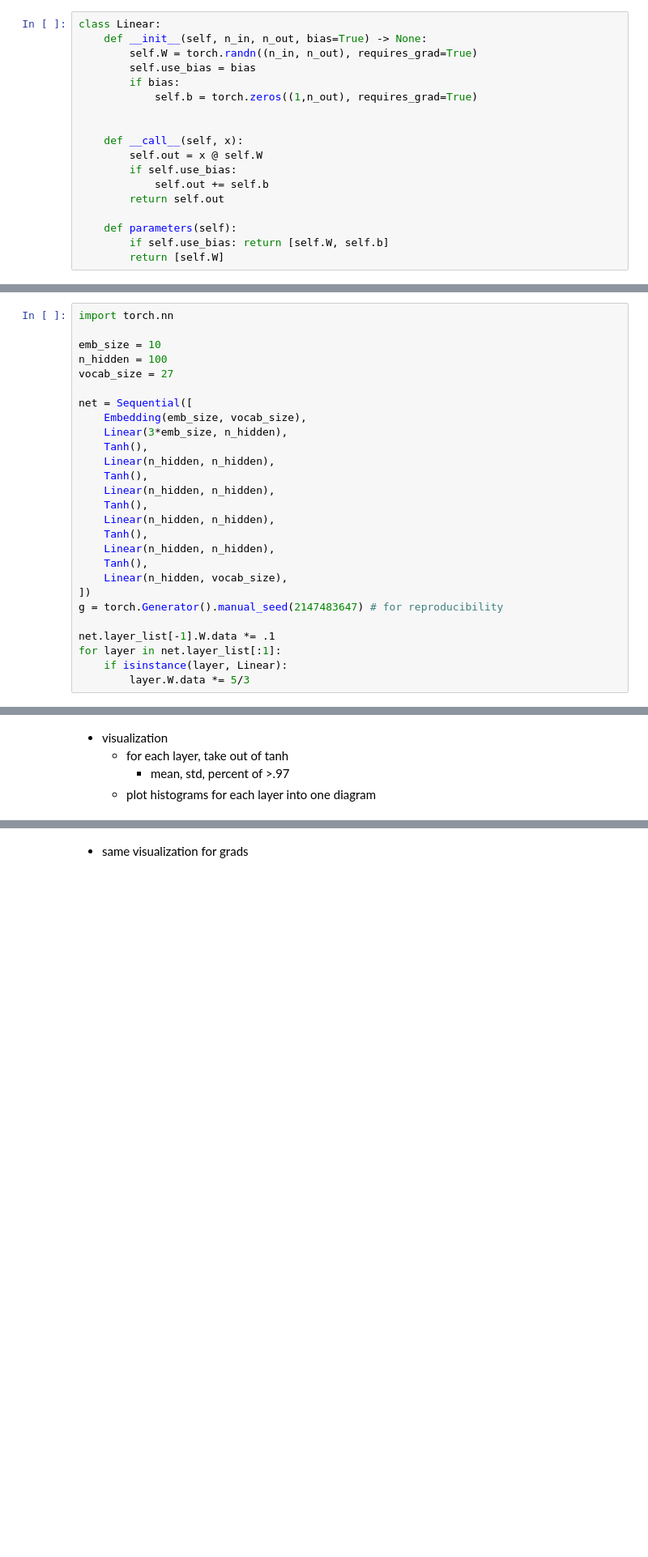
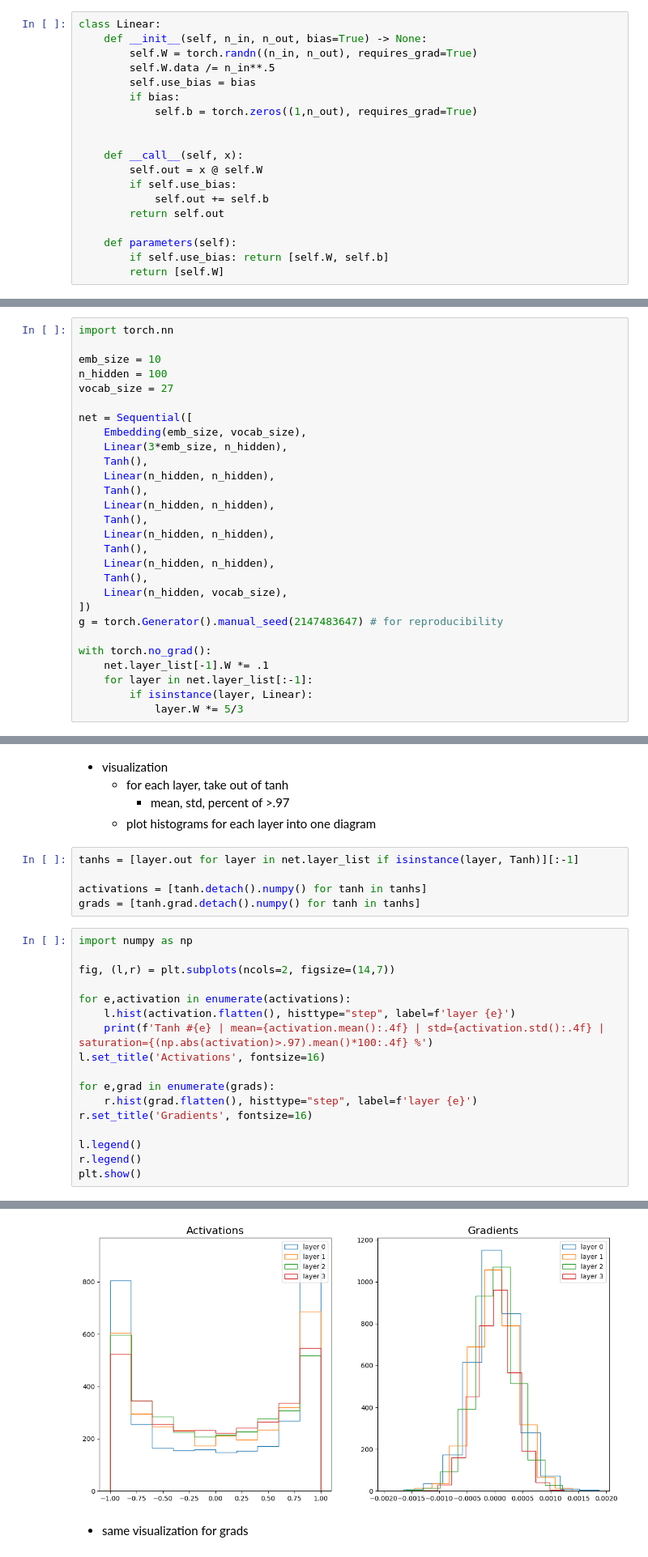
Before and after one commit to omlnaut/nn_zero_to_hero, a Jupyter notebook: nbs/05_torchify.ipynb, the cells around one changed output, grey strips where cells are left out. Shown at 81% size. Drawn from its saved outputs; the diff is of its cells as text; blank space fills up the shorter version.

```diff
--- a/nbs/05_torchify.ipynb
+++ b/nbs/05_torchify.ipynb
@@ -15,6 +16,7 @@ Starting from [here](https://www.youtube.com/watch?v=P6sfmUTpUmc&t=4715s).
 class Linear:
     def __init__(self, n_in, n_out, bias=True) -> None:
         self.W = torch.randn((n_in, n_out), requires_grad=True)
+        self.W.data /= n_in**.5
         self.use_bias = bias
         if bias:
             self.b = torch.zeros((1,n_out), requires_grad=True)
@@ -153,10 +155,11 @@ net = Sequential([
 ])
 g = torch.Generator().manual_seed(2147483647) # for reproducibility
 
-net.layer_list[-1].W.data *= .1
-for layer in net.layer_list[:1]:
-    if isinstance(layer, Linear):
-        layer.W.data *= 5/3
+with torch.no_grad():
+    net.layer_list[-1].W *= .1
+    for layer in net.layer_list[:-1]:
+        if isinstance(layer, Linear):
+            layer.W *= 5/3
 # %% [markdown]
 - training loop
   - embed
@@ -202,3 +205,26 @@ for i in range(max_steps):
   - for each layer, take out of tanh
     - mean, std, percent of >.97
   - plot histograms for each layer into one diagram
+# %%
+tanhs = [layer.out for layer in net.layer_list if isinstance(layer, Tanh)][:-1]
+
+activations = [tanh.detach().numpy() for tanh in tanhs]
+grads = [tanh.grad.detach().numpy() for tanh in tanhs]
+# %%
+import numpy as np
+
+fig, (l,r) = plt.subplots(ncols=2, figsize=(14,7))
+
+for e,activation in enumerate(activations):
+    l.hist(activation.flatten(), histtype="step", label=f'layer {e}')
+    print(f'Tanh #{e} | mean={activation.mean():.4f} | std={activation.std():.4f} | saturation={(np.abs(activation)>.97).mean()*100:.4f} %')
+l.set_title('Activations', fontsize=16)
+
+for e,grad in enumerate(grads):
+    r.hist(grad.flatten(), histtype="step", label=f'layer {e}')
+r.set_title('Gradients', fontsize=16)
+
+l.legend()
+r.legend()
+plt.show()
+# %% [output]
@@ -205,2 +235,3 @@ for i in range(max_steps):
+[figure, added]
 # %% [markdown]
 - same visualization for grads
```
Also changed, not shown: parts of 6 cells of this notebook.
